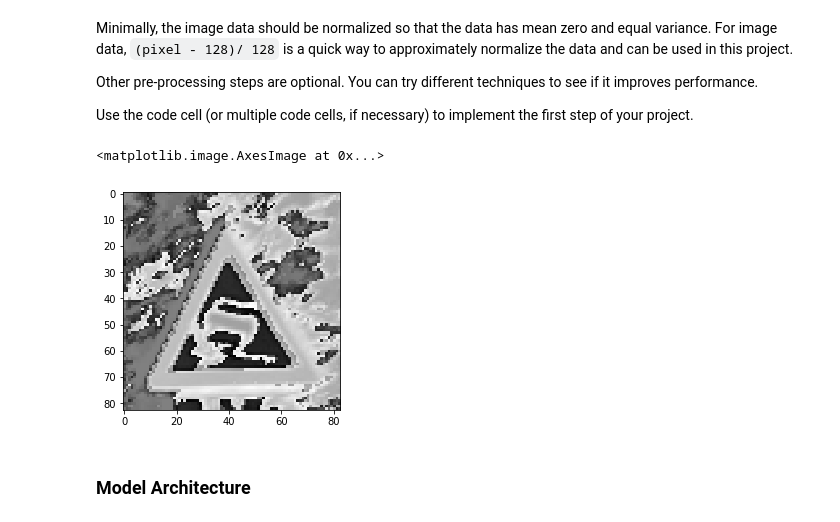
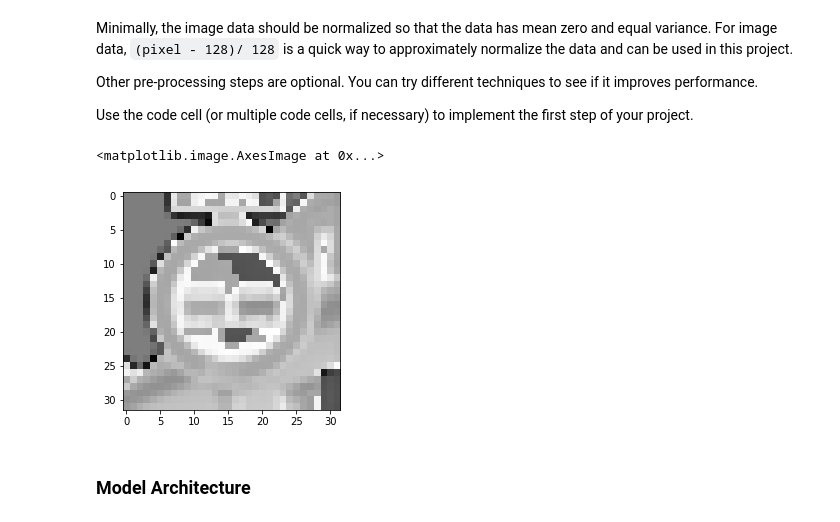
Before and after one commit to shunjilin/UdacityCarNDTrafficSignClassifier, a Jupyter notebook: Traffic_Sign_Classifier.ipynb, the cells around one changed output. Cells and saved outputs as stored; diff of their text form; code cells hidden in the pictures.

```diff
--- a/Traffic_Sign_Classifier.ipynb
+++ b/Traffic_Sign_Classifier.ipynb
@@ -116,13 +116,21 @@ if not os.path.exists(TEST_PICKLE):
 ---
 ## Step 0: Load The Data
 # %%
-# Load pickled data
+import matplotlib.pyplot as plt
+import matplotlib.image as mpimg
+import numpy as np
+import pandas as pd
+import os
+from sklearn.model_selection import train_test_split
+from skimage import transform
 import pickle
 
+# Load pickled data
+
 # TODO: Fill this in based on where you saved the training and testing data
-training_file = TRAIN_PICKLE
-validation_file= VAL_PICKLE
-testing_file = TEST_PICKLE
+training_file = 'traffic-signs-data/train.p'
+validation_file = 'traffic-signs-data/valid.p'
+testing_file = 'traffic-signs-data/test.p'
 
 with open(training_file, mode='rb') as f:
     train = pickle.load(f)
@@ -206,7 +214,7 @@ import matplotlib.pyplot as plt
 fig = plt.figure(figsize=(20, 20))
 
 for classid in range(n_classes):
-    image = X_train[y_train.index(classid)]
+    image = X_train[np.where(y_train == classid)[0][0]]
     ax = fig.add_subplot(10, 5, classid + 1)
     ax.set_title(label_mappings[classid])
     plt.imshow(image)
@@ -268,7 +276,9 @@ def approx_normalize_images(images):
 
 # convert image array from rgb to grayscale
 def rgb2gray(rgb_image):
-    return np.dot(rgb_image[...,:3], [0.299, 0.587, 0.114])
+    return np.mean(rgb_image, axis=2, keepdims=True)
+    #return np.resize(np.dot(rgb_image[...,:3], [0.299, 0.587, 0.114]),
+     #                (rgb_image.shape[0], rgb_image.shape[1], 1))
 
 def rgb2gray_images(rgb_images):
     return [ rgb2gray(image) for image in rgb_images ]
@@ -278,12 +288,17 @@ def rgb2gray_images(rgb_images):
 X_train = rgb2gray_images(approx_normalize_images(X_train))
 X_valid = rgb2gray_images(approx_normalize_images(X_valid))
 X_test =  rgb2gray_images(approx_normalize_images(X_test))
+
+# shuffle data
+from sklearn.utils import shuffle
+
+X_train, y_train = shuffle(X_train, y_train)
 # %%
 # check preprocessing
-plt.imshow(X_train[10], cmap = 'gray')
+plt.imshow(np.resize(X_train[10], (32, 32)), cmap = 'gray')
 # %% [output]
 <matplotlib.image.AxesImage at 0x...>
-[figure, old version]
+[figure, new version]
 # %% [markdown]
 ### Model Architecture
 # %%
```
Also changed, not shown: parts of 8 cells of this notebook.
